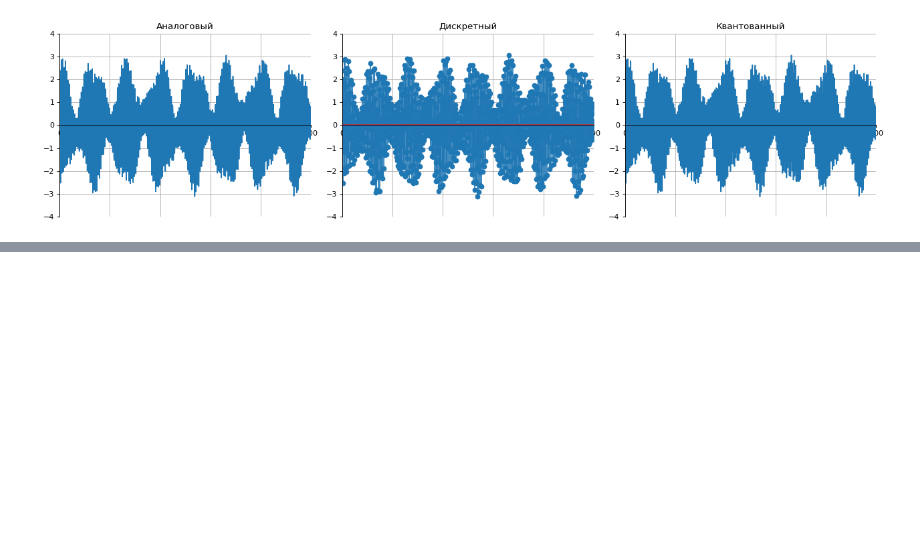
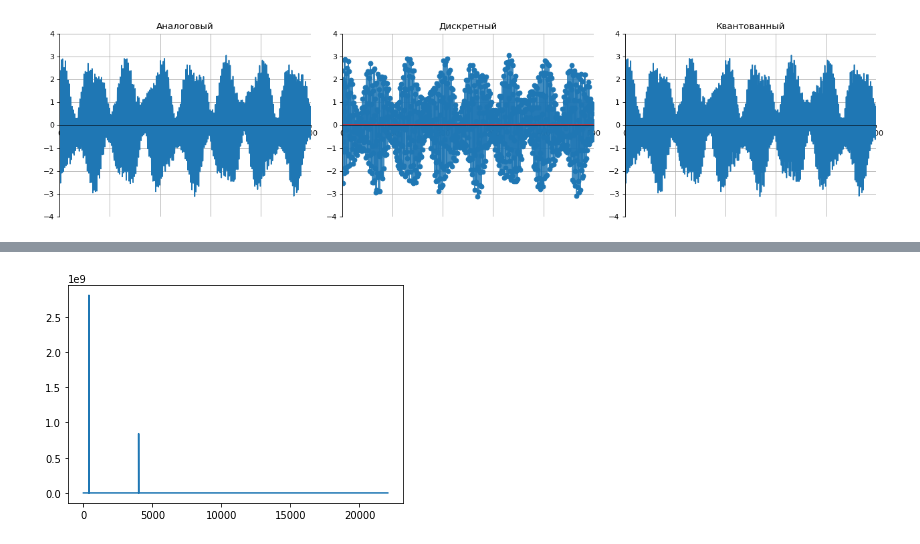
Before and after one commit to zyf2021/paois, a Jupyter notebook: ЛАБ_1_ПАОИС.ipynb, the cells around one changed output, grey strips where cells are left out. Saved outputs shown, nothing was run; the diff lists cells and outputs as text; code cells hidden in the pictures; blank space fills up the shorter version.

```diff
--- a/ЛАБ_1_ПАОИС.ipynb
+++ b/ЛАБ_1_ПАОИС.ipynb
@@ -120,0 +188,11 @@ plt.tight_layout()
+# %%
+from scipy.fft import rfft, rfftfreq
+
+# обратите внимание на r в начале имён функций
+yf = rfft(normalized_tone)
+xf = rfftfreq(N, 1/SAMPLE_RATE)
+
+plt.plot(xf, np.abs(yf))
+plt.show()
+# %% [output]
+[figure, added]
```
Also changed, not shown: parts of 13 cells of this notebook.
